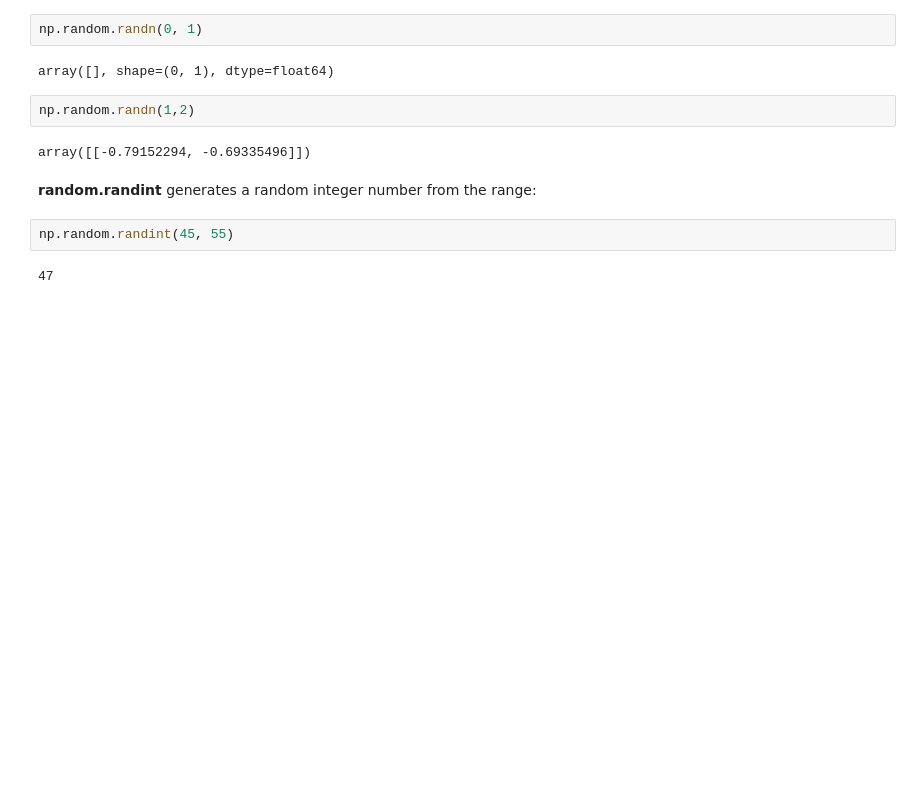
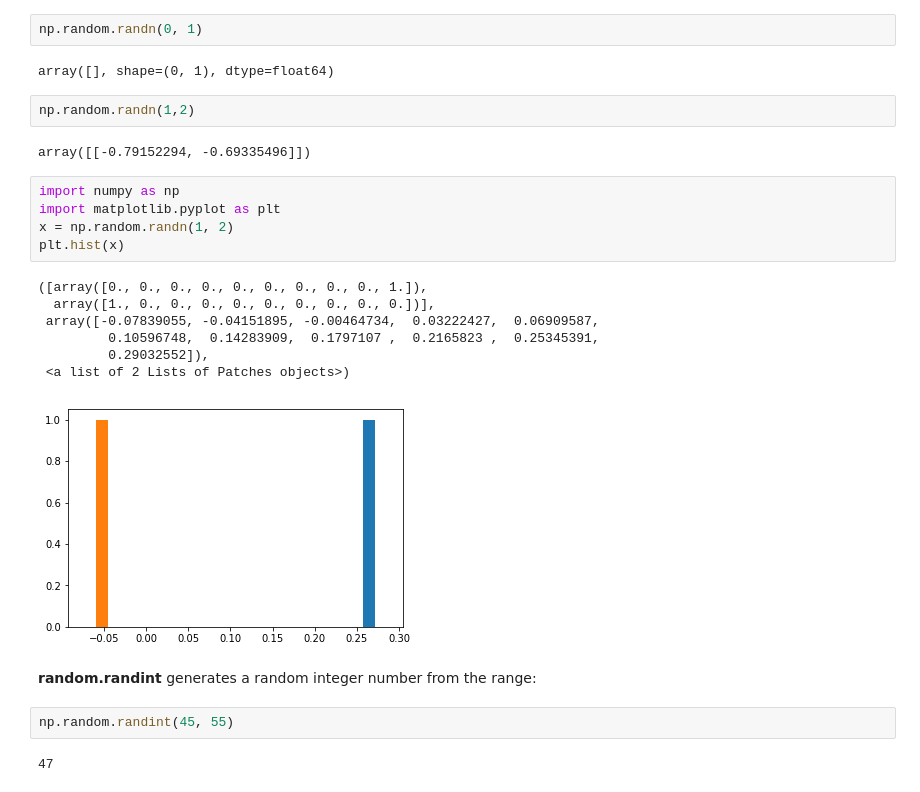
Before and after one commit to karolinaszafranbelzowska/numpy.random, a Jupyter notebook: The numpy.random.ipynb, the cells around one changed output. Cells and saved outputs as stored; diff of their text form; blank space fills up the shorter version.

Commit message:
numpy.random

```diff
--- a/The numpy.random.ipynb
+++ b/The numpy.random.ipynb
@@ -75,6 +76,19 @@ array([], shape=(0, 1), dtype=float64)
 np.random.randn(1,2)
 # %% [output]
 array([[-0.79152294, -0.69335496]])
+# %%
+import numpy as np
+import matplotlib.pyplot as plt
+x = np.random.randn(1, 2)
+plt.hist(x)
+# %% [output]
+([array([0., 0., 0., 0., 0., 0., 0., 0., 0., 1.]),
+  array([1., 0., 0., 0., 0., 0., 0., 0., 0., 0.])],
+ array([-0.07839055, -0.04151895, -0.00464734,  0.03222427,  0.06909587,
+         0.10596748,  0.14283909,  0.1797107 ,  0.2165823 ,  0.25345391,
+         0.29032552]),
+ <a list of 2 Lists of Patches objects>)
+[figure, added]
 # %% [markdown]
 **random.randint** generates a random integer number from the range:
 # %%
```
Also changed, not shown: parts of 12 cells of this notebook.
